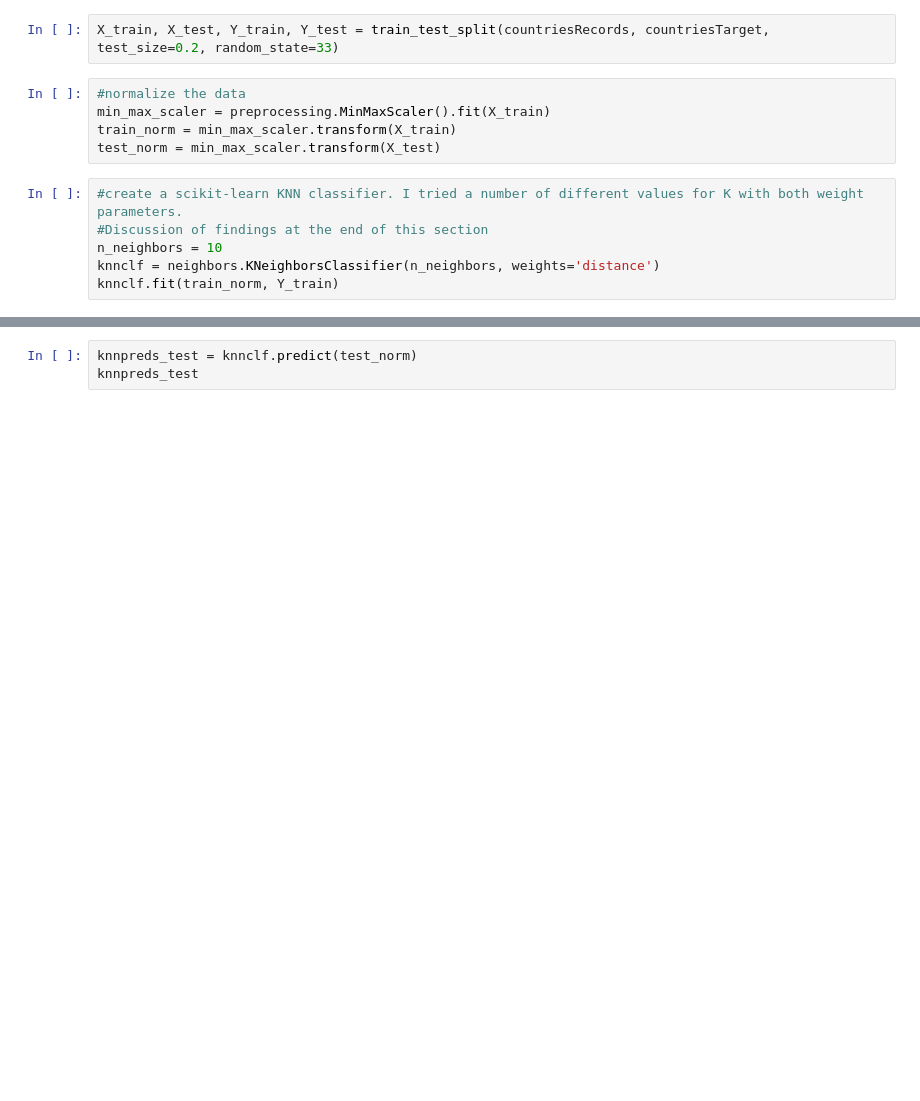
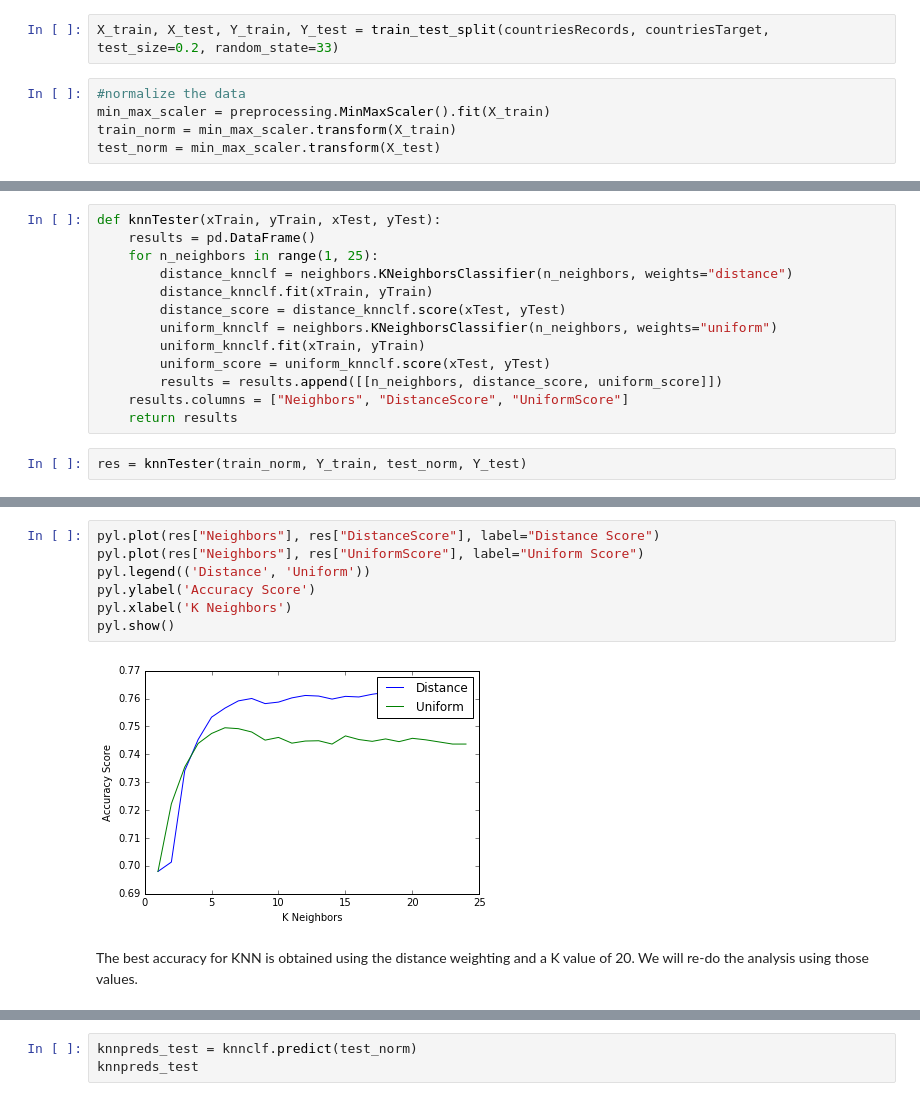
Before and after one commit to jaredvonhalle/CSC478WorldFoodFacts, a Jupyter notebook: Food.ipynb, the cells around one changed output, grey strips where cells are left out. Drawn from its saved outputs; the diff is of its cells as text; blank space fills up the shorter version.

```diff
--- a/Food.ipynb
+++ b/Food.ipynb
@@ -487,9 +570,3 @@ X_train, X_test, Y_train, Y_test = train_test_split(countriesRecords, countriesT
 min_max_scaler = preprocessing.MinMaxScaler().fit(X_train)
 train_norm = min_max_scaler.transform(X_train)
 test_norm = min_max_scaler.transform(X_test)
-# %%
-#create a scikit-learn KNN classifier. I tried a number of different values for K with both weight parameters.
-#Discussion of findings at the end of this section
-n_neighbors = 10
-knnclf = neighbors.KNeighborsClassifier(n_neighbors, weights='distance')
-knnclf.fit(train_norm, Y_train)
@@ -499,0 +573,15 @@ KNeighborsClassifier(algorithm='auto', leaf_size=30, metric='minkowski',
+# %%
+def knnTester(xTrain, yTrain, xTest, yTest):
+    results = pd.DataFrame()
+    for n_neighbors in range(1, 25):
+        distance_knnclf = neighbors.KNeighborsClassifier(n_neighbors, weights="distance")
+        distance_knnclf.fit(xTrain, yTrain)
+        distance_score = distance_knnclf.score(xTest, yTest)
+        uniform_knnclf = neighbors.KNeighborsClassifier(n_neighbors, weights="uniform")
+        uniform_knnclf.fit(xTrain, yTrain)
+        uniform_score = uniform_knnclf.score(xTest, yTest)
+        results = results.append([[n_neighbors, distance_score, uniform_score]])
+    results.columns = ["Neighbors", "DistanceScore", "UniformScore"]
+    return results
+# %%
+res = knnTester(train_norm, Y_train, test_norm, Y_test)
@@ -499,0 +609,11 @@ KNeighborsClassifier(algorithm='auto', leaf_size=30, metric='minkowski',
+# %%
+pyl.plot(res["Neighbors"], res["DistanceScore"], label="Distance Score")
+pyl.plot(res["Neighbors"], res["UniformScore"], label="Uniform Score")
+pyl.legend(('Distance', 'Uniform'))
+pyl.ylabel('Accuracy Score')
+pyl.xlabel('K Neighbors')
+pyl.show()
+# %% [output]
+[figure, added]
+# %% [markdown]
+The best accuracy for KNN is obtained using the distance weighting and a K value of 20. We will re-do the analysis using those values.
```
Also changed, not shown: parts of 37 cells of this notebook.
